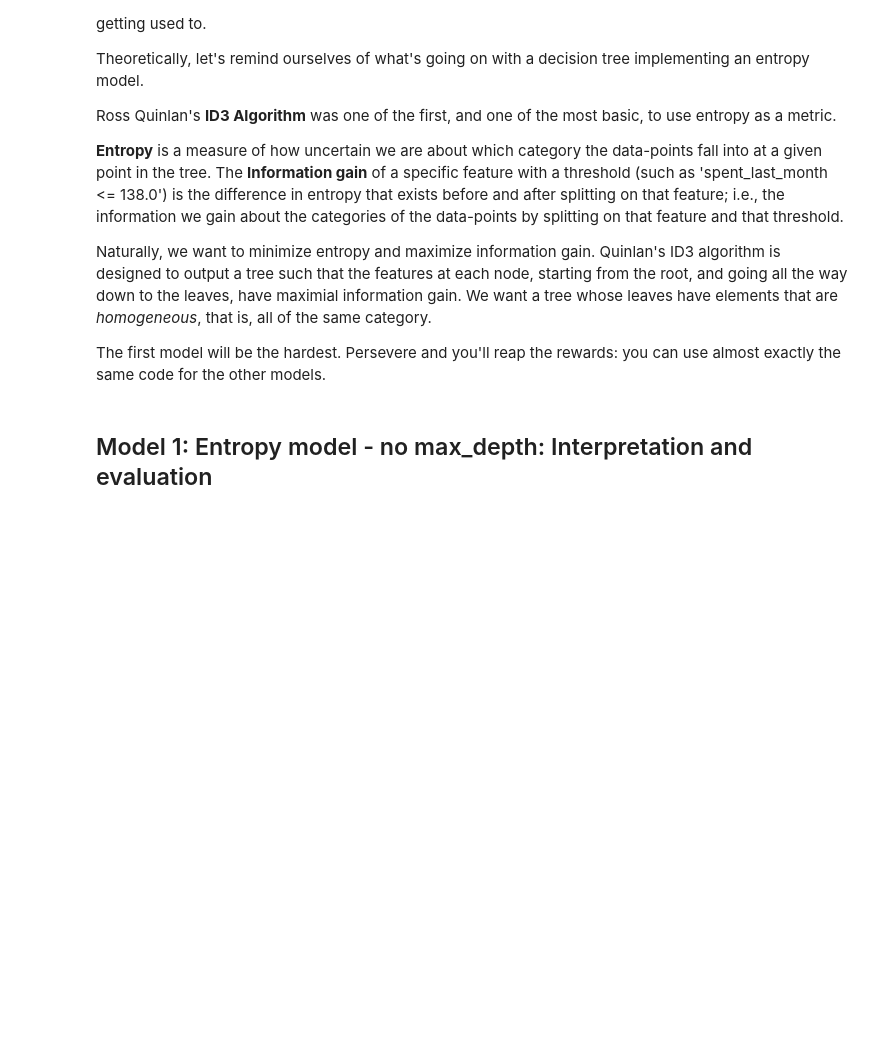
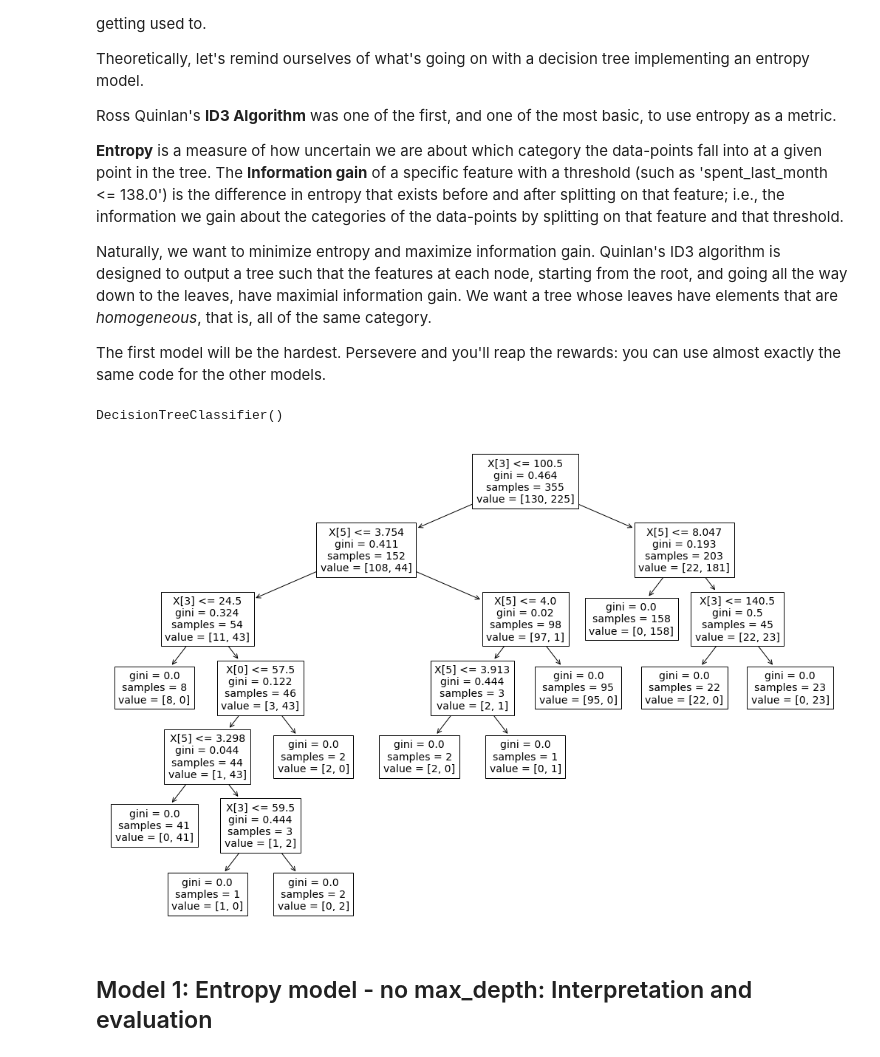
Before and after one commit to cabruck/DataScienceDecisionTree, a Jupyter notebook: Springboard Decision Tree Specialty Coffee Case Study - Tier 3.ipynb, the cells around one changed output. Cells and saved outputs as stored; diff of their text form; code cells hidden in the pictures; blank space fills up the shorter version.

Commit message:
checkpoint section 3. Modelling

```diff
--- a/Springboard Decision Tree Specialty Coffee Case Study - Tier 3.ipynb
+++ b/Springboard Decision Tree Specialty Coffee Case Study - Tier 3.ipynb
@@ -345,0 +358,6 @@ _ _ _
+# %%
+# One-hot encode all features in X.
+
+#CB: Um, must actually mean "One-hot encode all _categorical_ features in X that aren't already coded as 0,1."
+encoded = pd.get_dummies(X['Gender'])
+encoded.head(3)
@@ -345,0 +369,5 @@ _ _ _
+# %%
+# CB: but since Male can be derived from Female, it isn't needed.
+# CB: Also now don't need the 'Gender' column.
+X = X.join(encoded.Female).drop('Gender', axis=1)
+X.head(3)
@@ -347,7 +380,7 @@ _ _ _
 ### 6. Further divide those subsets into train and test subsets for X and y respectively: X_train, X_test, y_train, y_test
 # %%
 # Call train_test_split on X, y. Make the test_size = 0.25, and random_state = 246
-_ _ _
+X_train, X_test, y_train, y_test = train_test_split(X,y,test_size = 0.25, random_state = 246)
 # %% [markdown]
 # 3. Modelling
 It's useful to look at the scikit-learn documentation on decision trees https://scikit-learn.org/stable/modules/tree.html before launching into applying them. If you haven't seen them before, take a look at that link, in particular the section `1.10.5.`
@@ -367,16 +400,18 @@ Naturally, we want to minimize entropy and maximize information gain. Quinlan's
 The first model will be the hardest. Persevere and you'll reap the rewards: you can use almost exactly the same code for the other models.
 # %%
 # Declare a variable called entr_model and use tree.DecisionTreeClassifier.
-_ _ _
+entr_model = tree.DecisionTreeClassifier()
 
 # Call fit() on entr_model
-_ _ _
+entr_model.fit(X_train,y_train)
 
 # Call predict() on entr_model with X_test passed to it, and assign the result to a variable y_pred
-_ _ _
+y_pred = entr_model.predict(X_test)
 
 # Call Series on our y_pred variable with the following: pd.Series(y_pred)
-_ _ _
+y_pred = pd.Series(y_pred)
 
 # Check out entr_model
 entr_model
+# %% [output]
+DecisionTreeClassifier()
@@ -391,0 +418,6 @@ _ _ _
+# %%
+# Now we want to visualize the tree
+plt.figure(figsize=[18,12])
+tree.plot_tree(entr_model);
+# %% [output]
+[figure, added]
```
Also changed, not shown: parts of 11 cells of this notebook.
